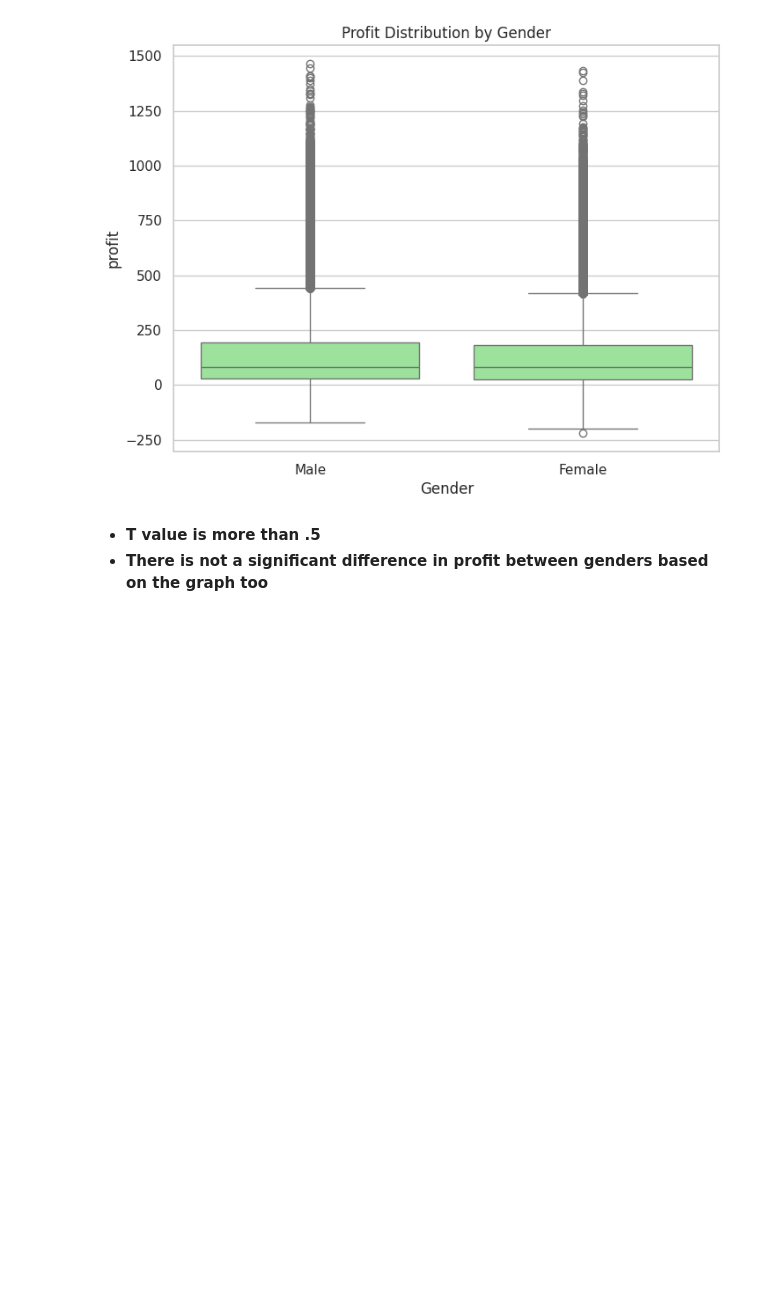
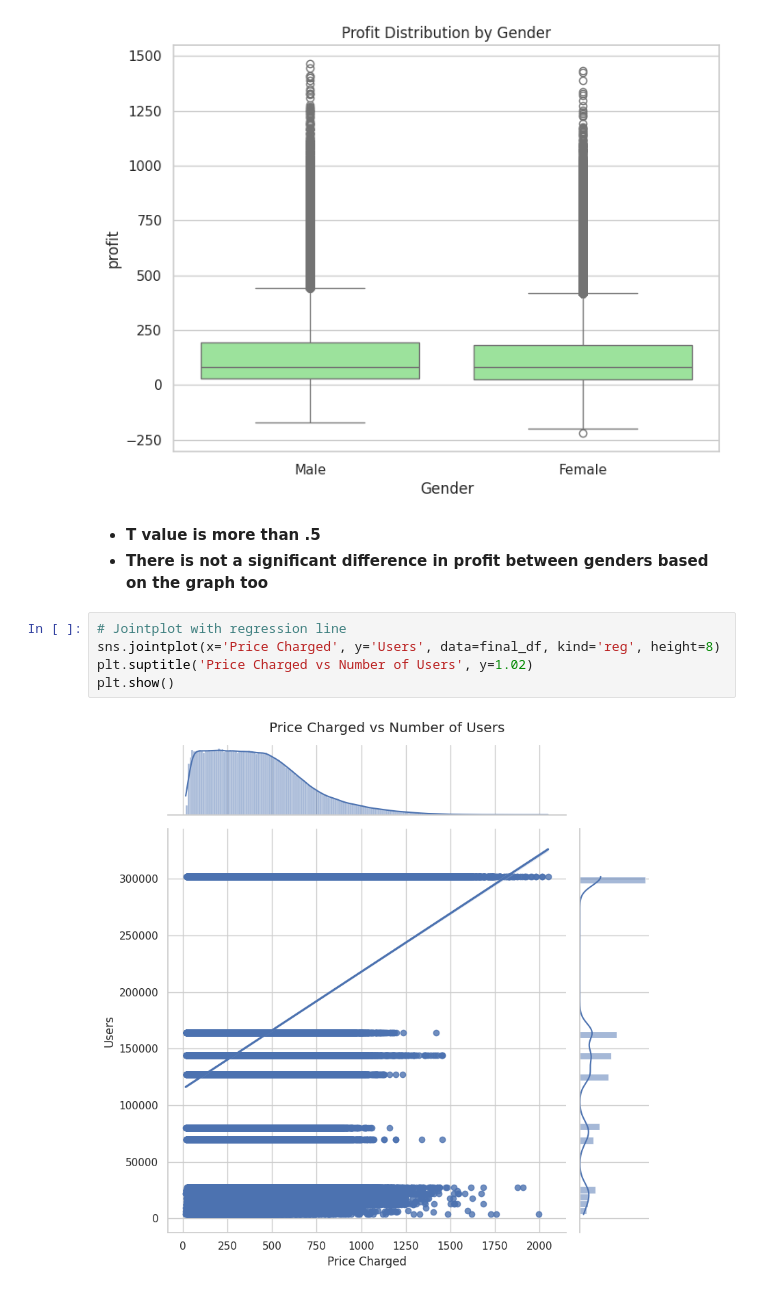
Before and after one commit to nuzats19/Week2_Cab-InvestmentEDA, a Jupyter notebook: EDA_of_cab_companies.ipynb, the cells around one changed output. Cells and saved outputs as stored; diff of their text form; blank space fills up the shorter version.

```diff
--- a/EDA_of_cab_companies.ipynb
+++ b/EDA_of_cab_companies.ipynb
@@ -728,3 +728,10 @@ T-statistic: 12.70131593950141, P-value: 5.921884821314785e-37
 # %% [markdown]
 * **T value is more than .5**
 * **There is not a significant difference in profit between genders based on the graph too**
+# %%
+# Jointplot with regression line
+sns.jointplot(x='Price Charged', y='Users', data=final_df, kind='reg', height=8)
+plt.suptitle('Price Charged vs Number of Users', y=1.02)
+plt.show()
+# %% [output]
+[figure, added]
```
Also changed, not shown: parts of 6 cells of this notebook.
